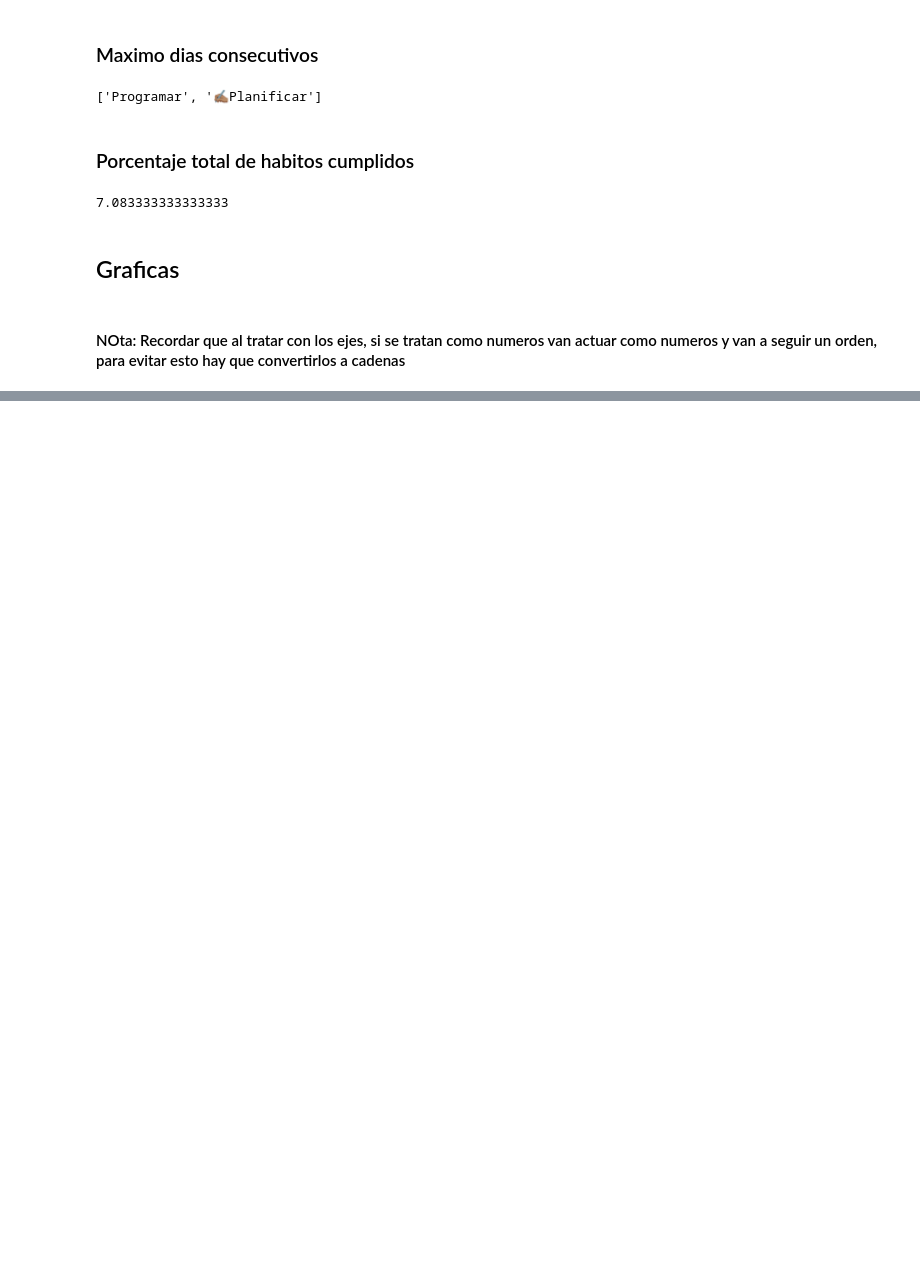
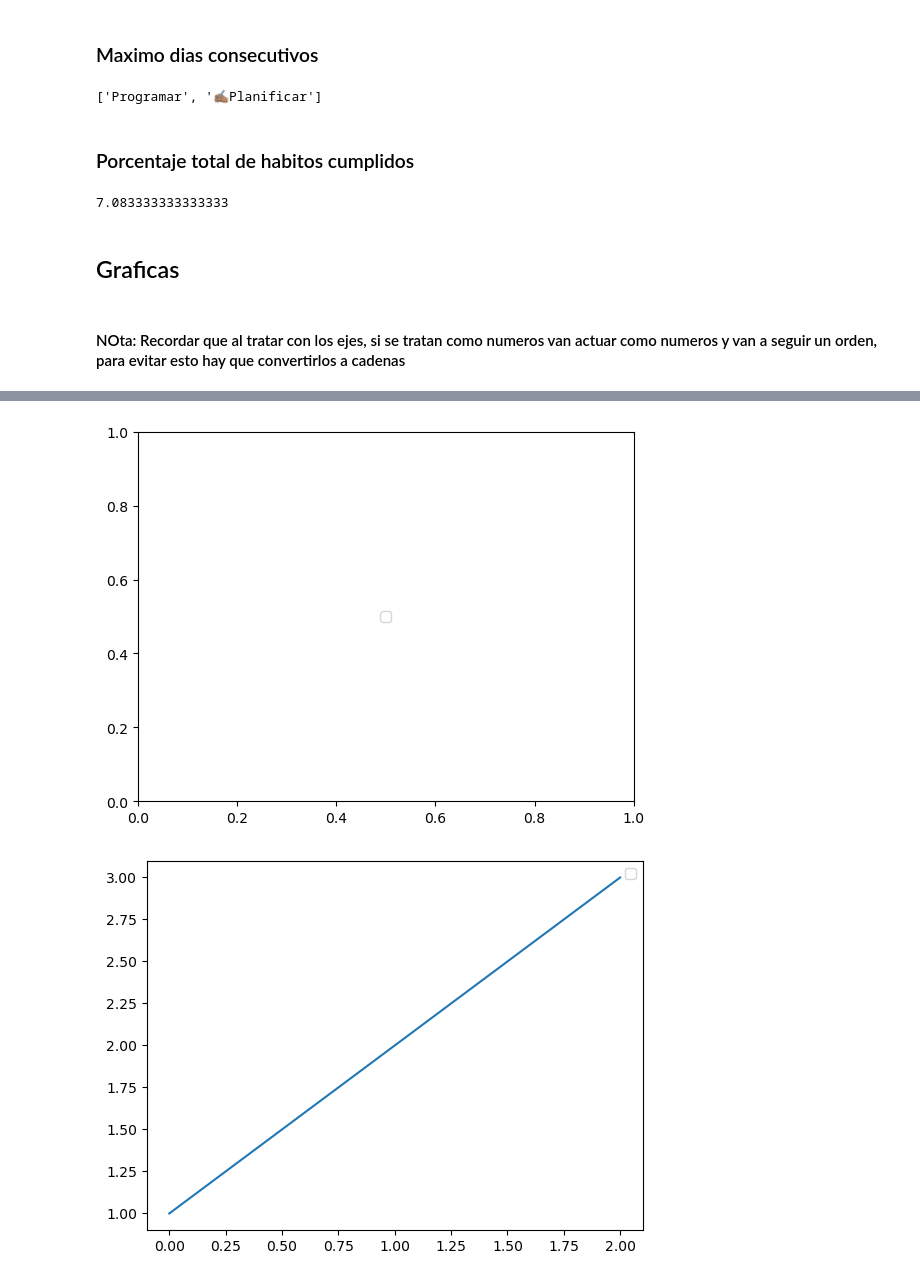
Before and after one commit to rdanbaro/Diamond-Analyzer, a Jupyter notebook: src/analysis/modulo_ds.ipynb, the cells around one changed output, grey strips where cells are left out. Saved outputs shown, nothing was run; the diff lists cells and outputs as text; code cells hidden in the pictures; blank space fills up the shorter version.

```diff
--- a/src/analysis/modulo_ds.ipynb
+++ b/src/analysis/modulo_ds.ipynb
@@ -200,0 +198,22 @@ plt.show()
+# %%
+import matplotlib.pyplot as plt
+
+# Crear una figura vacía
+fig, ax = plt.subplots()
+
+# Crear la leyenda y guardarla en una variable
+legend = ax.legend(['Hábitos'], loc='center')
+
+# Mostrar la figura
+plt.show()
+
+# Utilizar la leyenda en otro lienzo
+fig2, ax2 = plt.subplots()
+ax2.plot([1, 2, 3], label='Ejemplo')  # Ejemplo de crear un gráfico con etiqueta
+ax2.legend(legend.get_lines(), [line.get_label() for line in legend.get_lines()])
+
+# Mostrar el segundo lienzo
+plt.show()
+# %% [output]
+[figure, added]
+[figure, added]
```
Also changed, not shown: parts of 2 cells of this notebook, 4 other files.
